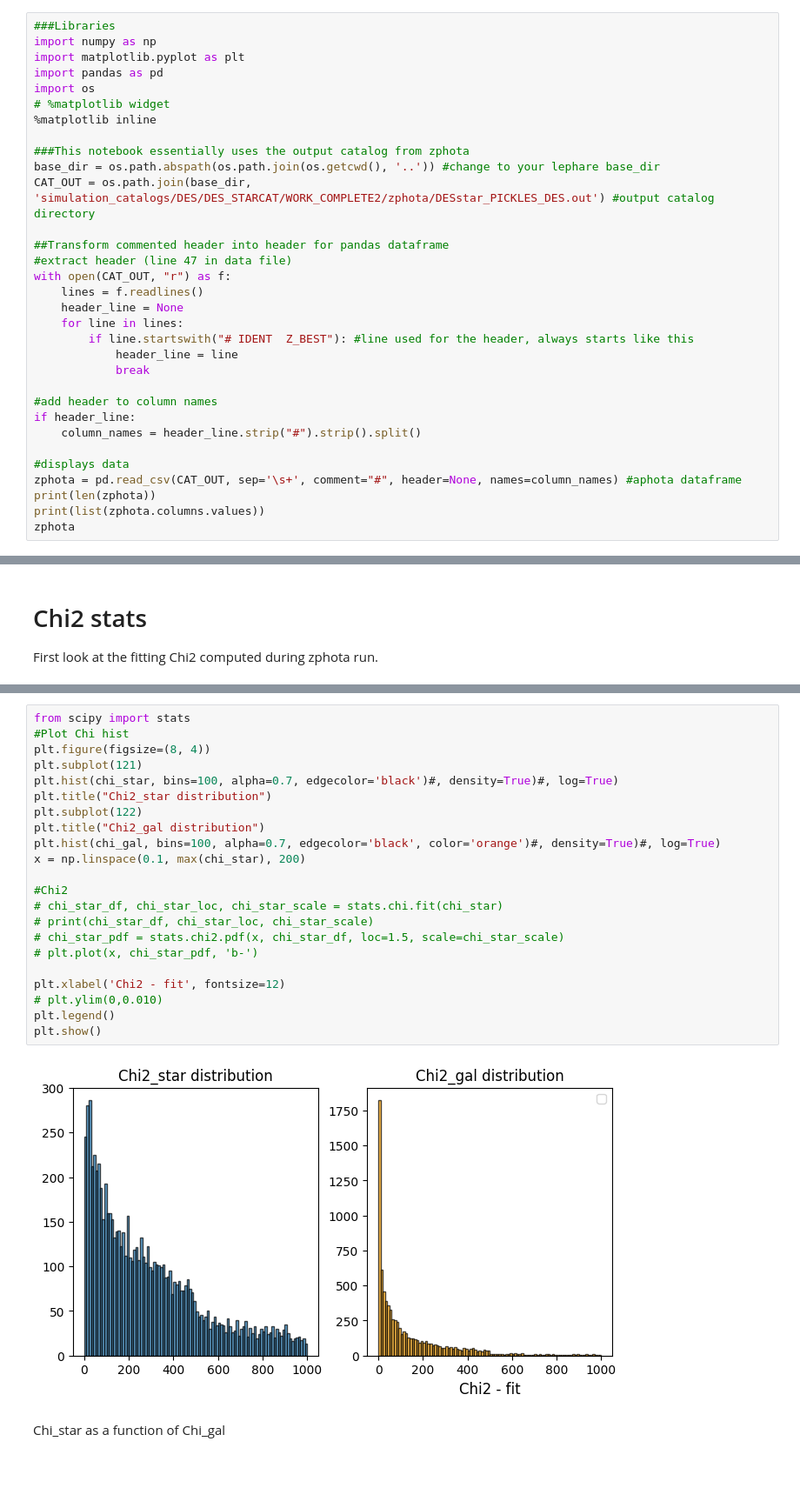
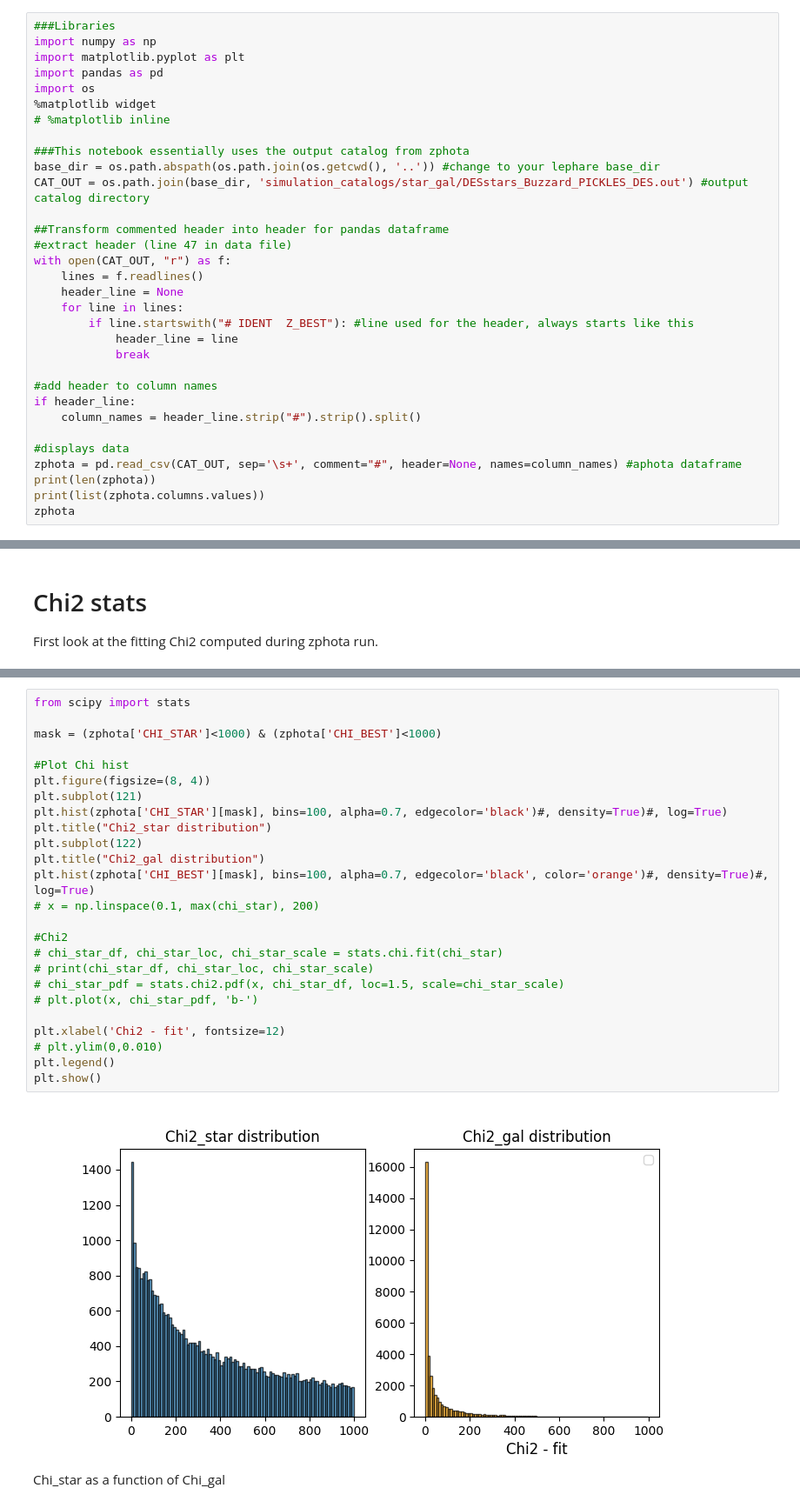
Before and after one commit to lephare-photoz/lephare, a Jupyter notebook: training_stats/notebooks/DES_results_stats.ipynb, the cells around one changed output, grey strips where cells are left out. Shown at 87% size. Saved outputs shown, nothing was run; the diff lists cells and outputs as text; blank space fills up the shorter version.

```diff
--- a/training_stats/notebooks/DES_results_stats.ipynb
+++ b/training_stats/notebooks/DES_results_stats.ipynb
@@ -11,12 +11,12 @@ import numpy as np
 import matplotlib.pyplot as plt
 import pandas as pd
 import os
-# %matplotlib widget
-%matplotlib inline
+%matplotlib widget
+# %matplotlib inline
 
 ###This notebook essentially uses the output catalog from zphota
 base_dir = os.path.abspath(os.path.join(os.getcwd(), '..')) #change to your lephare base_dir
-CAT_OUT = os.path.join(base_dir, 'simulation_catalogs/DES/DES_STARCAT/WORK_COMPLETE2/zphota/DESstar_PICKLES_DES.out') #output catalog directory
+CAT_OUT = os.path.join(base_dir, 'simulation_catalogs/star_gal/DESstars_Buzzard_PICKLES_DES.out') #output catalog directory
 
 ##Transform commented header into header for pandas dataframe
 #extract header (line 47 in data file)
@@ -82,27 +125,30 @@ chi_gal = zphota['CHI_BEST'][zphota['CHI_BEST']<1000]
 # %%
 from scipy import stats
+
+mask = (zphota['CHI_STAR']<1000) & (zphota['CHI_BEST']<1000)
+
 #Plot Chi hist
 plt.figure(figsize=(8, 4))
 plt.subplot(121)
-plt.hist(chi_star, bins=100, alpha=0.7, edgecolor='black')#, density=True)#, log=True)
+plt.hist(zphota['CHI_STAR'][mask], bins=100, alpha=0.7, edgecolor='black')#, density=True)#, log=True)
 plt.title("Chi2_star distribution")
 plt.subplot(122)
 plt.title("Chi2_gal distribution")
-plt.hist(chi_gal, bins=100, alpha=0.7, edgecolor='black', color='orange')#, density=True)#, log=True)
-x = np.linspace(0.1, max(chi_star), 200)
+plt.hist(zphota['CHI_BEST'][mask], bins=100, alpha=0.7, edgecolor='black', color='orange')#, density=True)#, log=True)
+# x = np.linspace(0.1, max(chi_star), 200)
 
 #Chi2
 # chi_star_df, chi_star_loc, chi_star_scale = stats.chi.fit(chi_star)
 # print(chi_star_df, chi_star_loc, chi_star_scale)
 # chi_star_pdf = stats.chi2.pdf(x, chi_star_df, loc=1.5, scale=chi_star_scale)
 # plt.plot(x, chi_star_pdf, 'b-')
 
 plt.xlabel('Chi2 - fit', fontsize=12)
 # plt.ylim(0,0.010)
 plt.legend()
 plt.show()
 # %% [output]
-[figure, old version]
+[figure, new version]
 # %% [markdown]
 Chi_star as a function of Chi_gal
 # %%
```
Also changed, not shown: parts of 10 cells of this notebook, 4 other files.
